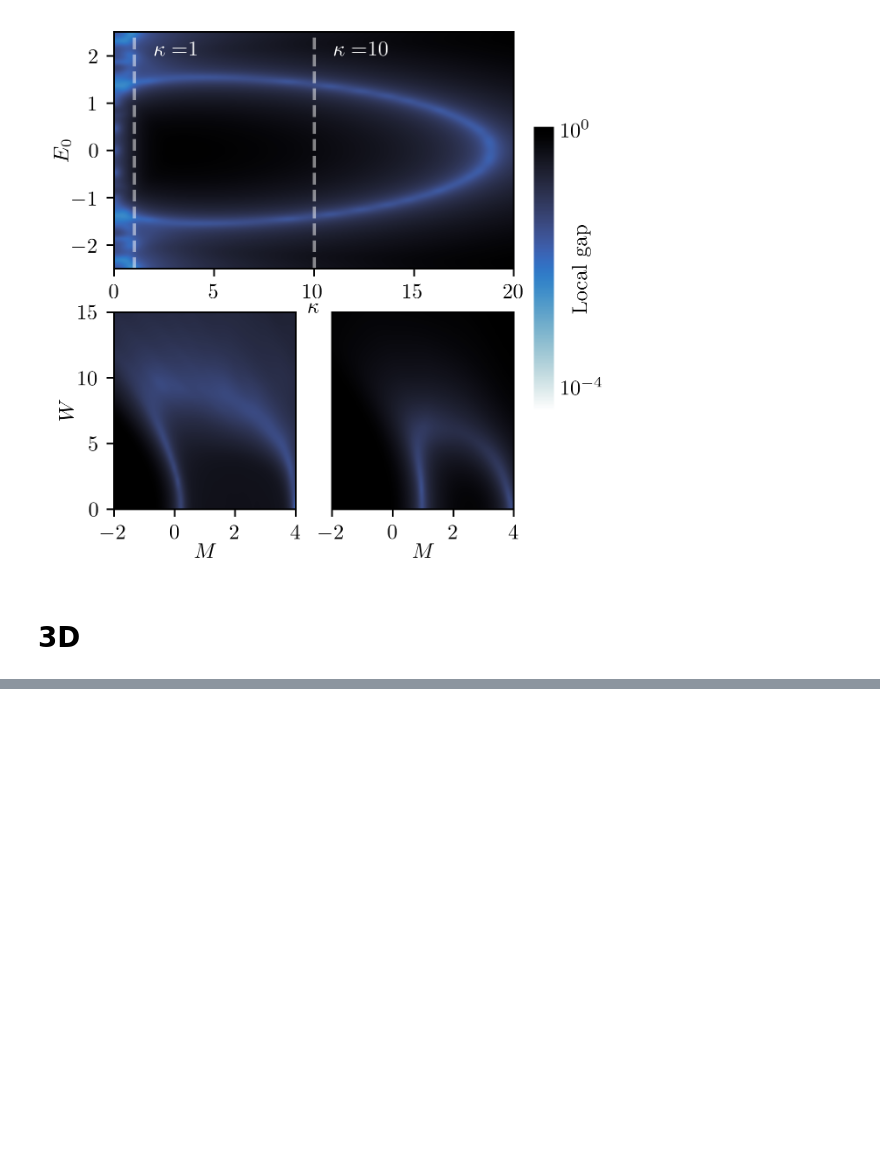
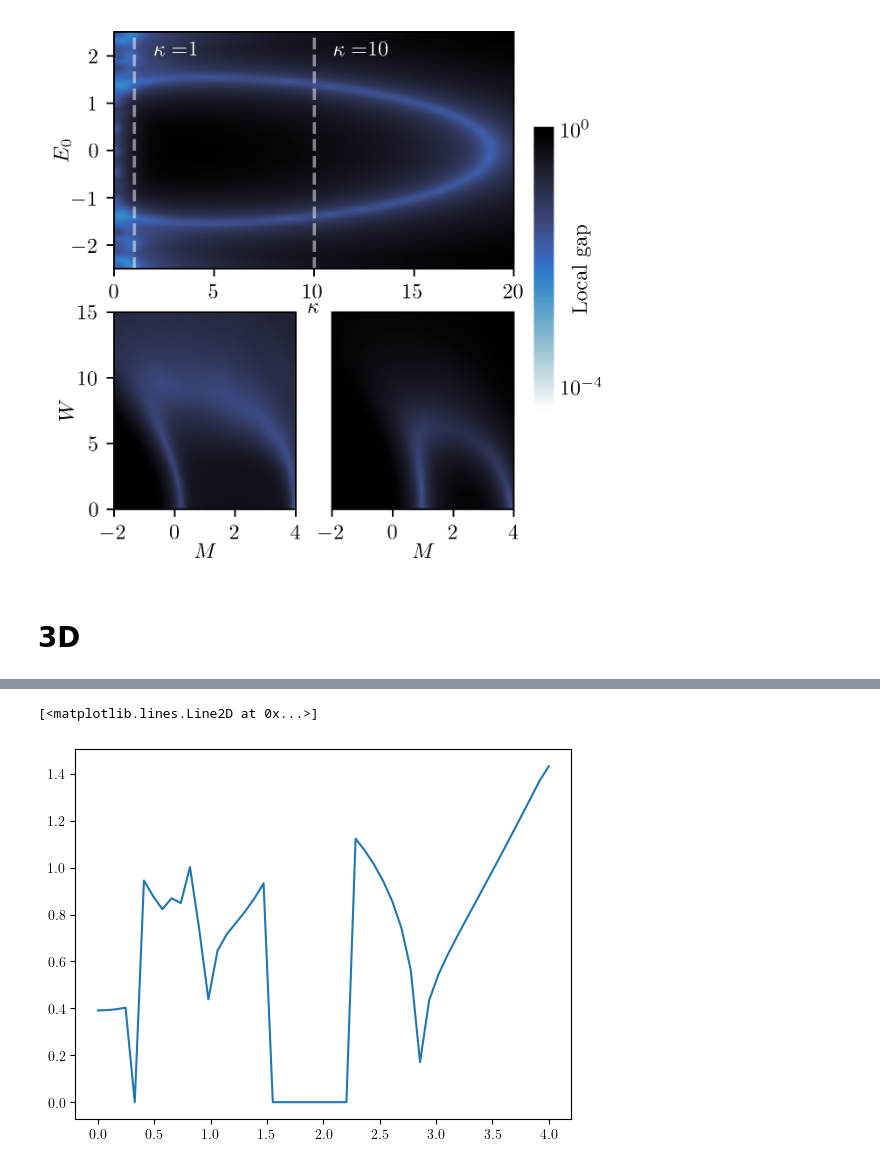
Before and after one commit to lauragoms/TAI-localizer, a Jupyter notebook: appendix/kappa.ipynb, the cells around one changed output, grey strips where cells are left out. Cells and saved outputs as stored; diff of their text form; code cells hidden in the pictures; blank space fills up the shorter version.

```diff
--- a/appendix/kappa.ipynb
+++ b/appendix/kappa.ipynb
@@ -57,10 +60,10 @@ W_values = np.linspace(0, 15, 50)
 #             kappa=kappa
 #         )
 # %%
-localgap_grid = pi.load(open("localgap_kappa_E_grid.pkl", "rb"))
+localgap_grid = pi.load(open("data/localgap_kappa_E_grid.pkl", "rb"))
 avg_locgap = [
-    pi.load(open("kappa-1_locgap_Delta_W_grid.pkl", "rb")),
-    pi.load(open("kappa-10_locgap_Delta_W_grid.pkl", "rb"))
+    pi.load(open("data/kappa-1_locgap_Delta_W_grid.pkl", "rb")),
+    pi.load(open("data/kappa-10_locgap_Delta_W_grid.pkl", "rb"))
 ]
 
 fig = plt.figure(figsize=(aps_halfwidth, aps_halfwidth*1.2), dpi=350)
@@ -196,0 +180,16 @@ np.float64(0.519267191609882)
+# %%
+import os, re
+from pathlib import Path
+folder = Path.cwd() / "3D_kappa_2"
+dic = []
+
+def extract_from_folder(filename):
+    match = re.search(r'_seed_([-+]?[0-9]*\.?[0-9]+)', filename)
+    if match:
+        return float(match.group(1))
+    return float('inf')
+
+print(sorted(os.listdir(folder), key=extract_from_folder))
+
+for file in sorted(os.listdir(folder), key=extract_from_folder):
+    dic.append(pi.load(open(os.path.join(folder, file), 'rb')))
@@ -196,0 +306,9 @@ np.float64(0.519267191609882)
+# %%
+check_x = dic[0].keys()
+check_y = [dic[0][k][0] for k in dic[0].keys()]
+
+plt.figure()
+plt.plot(check_x, check_y)
+# %% [output]
+[<matplotlib.lines.Line2D at 0x...>]
+[figure, added]
```
Also changed, not shown: parts of 5 cells of this notebook, 23 other files.
